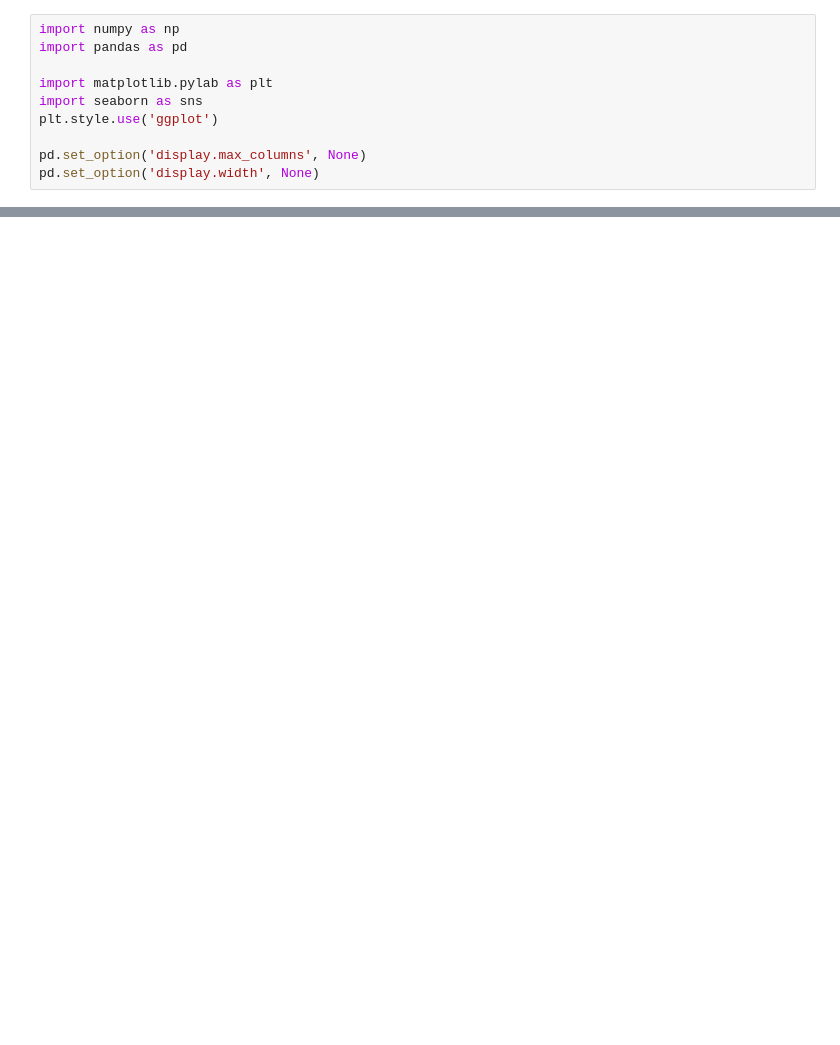
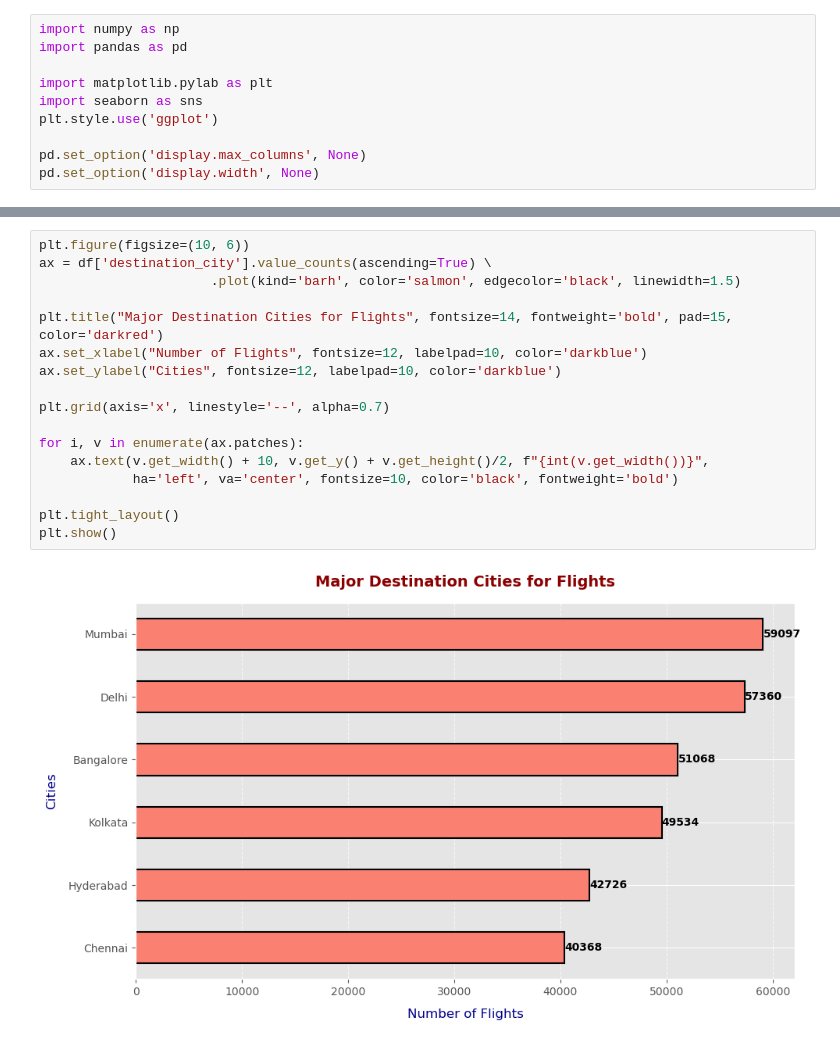
Before and after one commit to vatsal-afk/automobile-eda, a Jupyter notebook: visualization.ipynb, the cells around one changed output, grey strips where cells are left out. Cells and saved outputs as stored; diff of their text form; blank space fills up the shorter version.

```diff
--- a/visualization.ipynb
+++ b/visualization.ipynb
@@ -30,0 +68,19 @@ df
+# %%
+plt.figure(figsize=(10, 6))
+ax = df['destination_city'].value_counts(ascending=True) \
+                      .plot(kind='barh', color='salmon', edgecolor='black', linewidth=1.5)
+
+plt.title("Major Destination Cities for Flights", fontsize=14, fontweight='bold', pad=15, color='darkred')
+ax.set_xlabel("Number of Flights", fontsize=12, labelpad=10, color='darkblue')
+ax.set_ylabel("Cities", fontsize=12, labelpad=10, color='darkblue')
+
+plt.grid(axis='x', linestyle='--', alpha=0.7)
+
+for i, v in enumerate(ax.patches):
+    ax.text(v.get_width() + 10, v.get_y() + v.get_height()/2, f"{int(v.get_width())}",
+            ha='left', va='center', fontsize=10, color='black', fontweight='bold')
+
+plt.tight_layout()
+plt.show()
+# %% [output]
+[figure, added]
```
Also changed, not shown: parts of 17 cells of this notebook, 7 other files.
